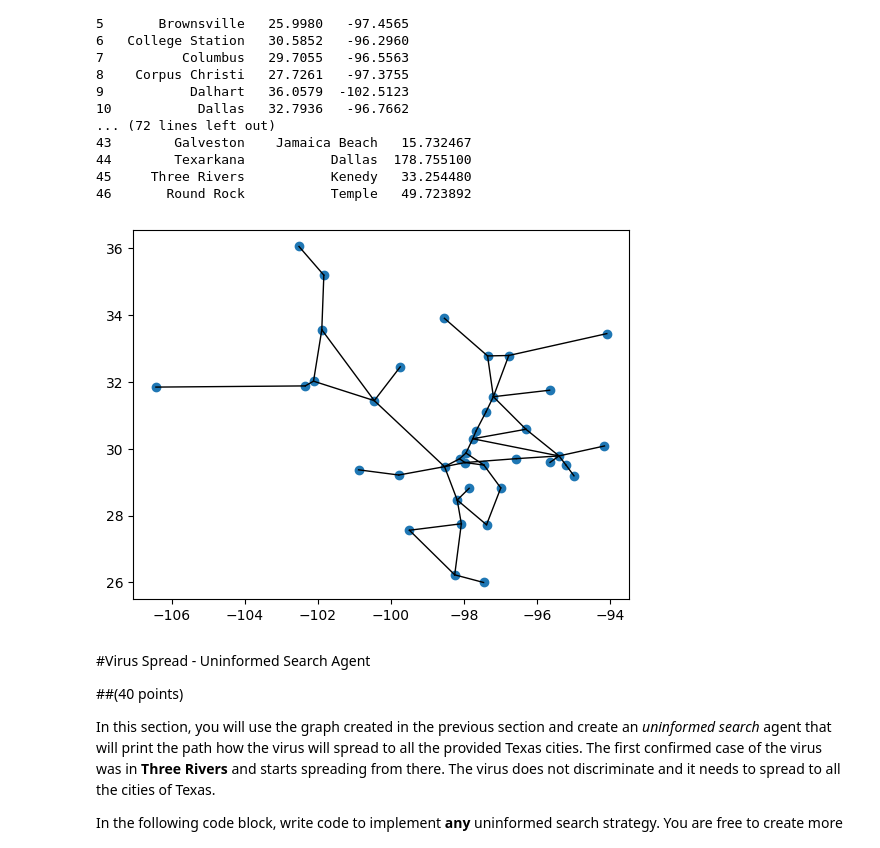
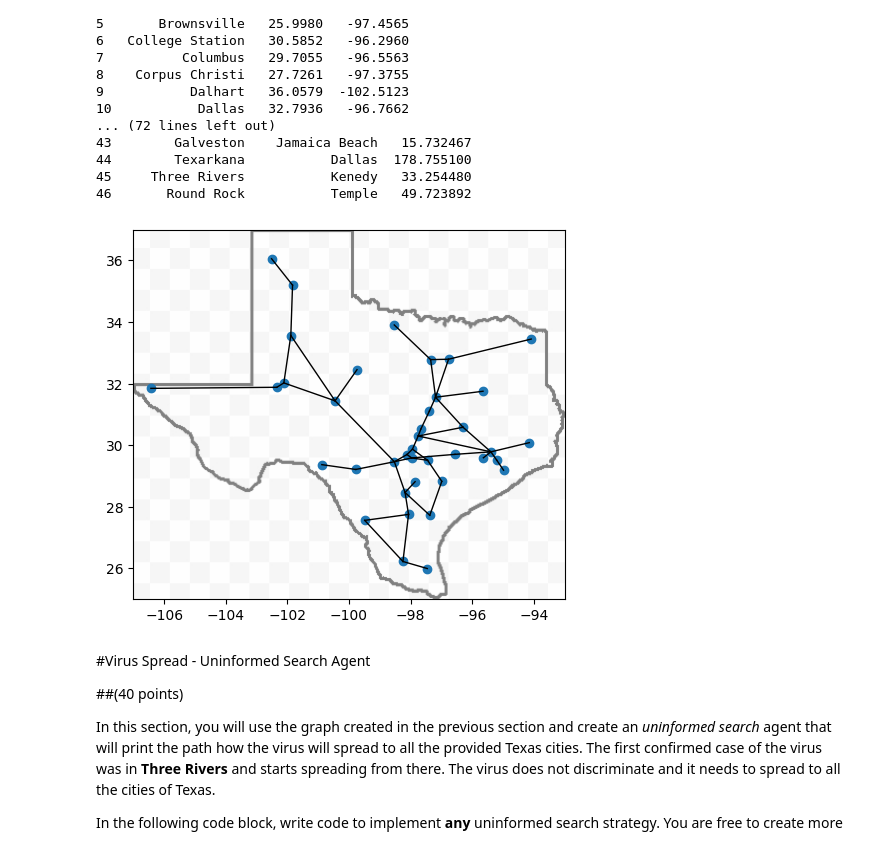
Before and after one commit to TMJukebox/All-Time-Classics, a Jupyter notebook: CS3793_5233_assignment1_abc123.ipynb, the cells around one changed output. Saved outputs shown, nothing was run; the diff lists cells and outputs as text; code cells hidden in the pictures.

```diff
--- a/CS3793_5233_assignment1_abc123.ipynb
+++ b/CS3793_5233_assignment1_abc123.ipynb
@@ -98,14 +93,16 @@ print(distances)
 # %%
 # Display a 2D graph of the given data.
 graph = plt.scatter(cities['Longitude'], cities['Latitude'], marker='o')
 graph
 
+img = Image.open(basePath + '/texas-map.png')
+plt.imshow(img, extent=[-107, -93, 25, 37], alpha=0.5)
 for index, row in distances.iterrows():
     city1 = cities.loc[cities['City'] == row['City1']]
     city2 = cities.loc[cities['City'] == row['City2']]
     plt.plot([city1['Longitude'], city2['Longitude']], [city1['Latitude'], city2['Latitude']], color='k', linestyle='-', linewidth=1)
 # %% [output]
-[figure, old version]
+[figure, new version]
 # %% [markdown]
 #Virus Spread - Uninformed Search Agent
 
```
Also changed, not shown: parts of 4 cells of this notebook.
